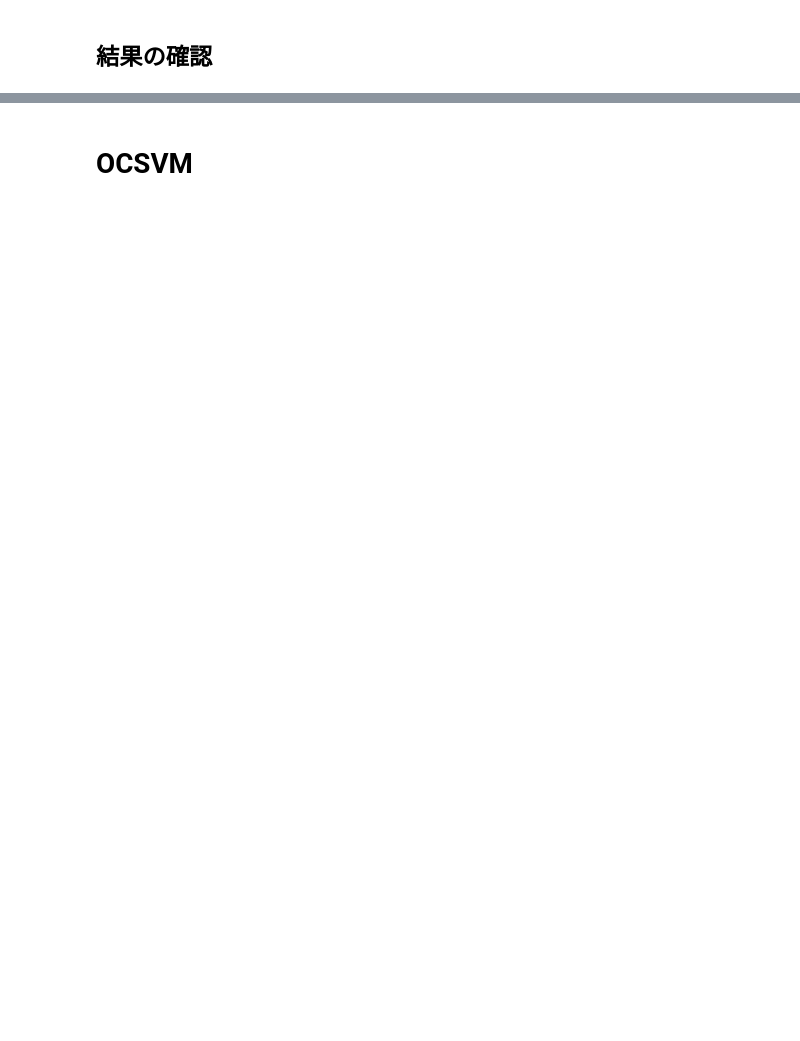
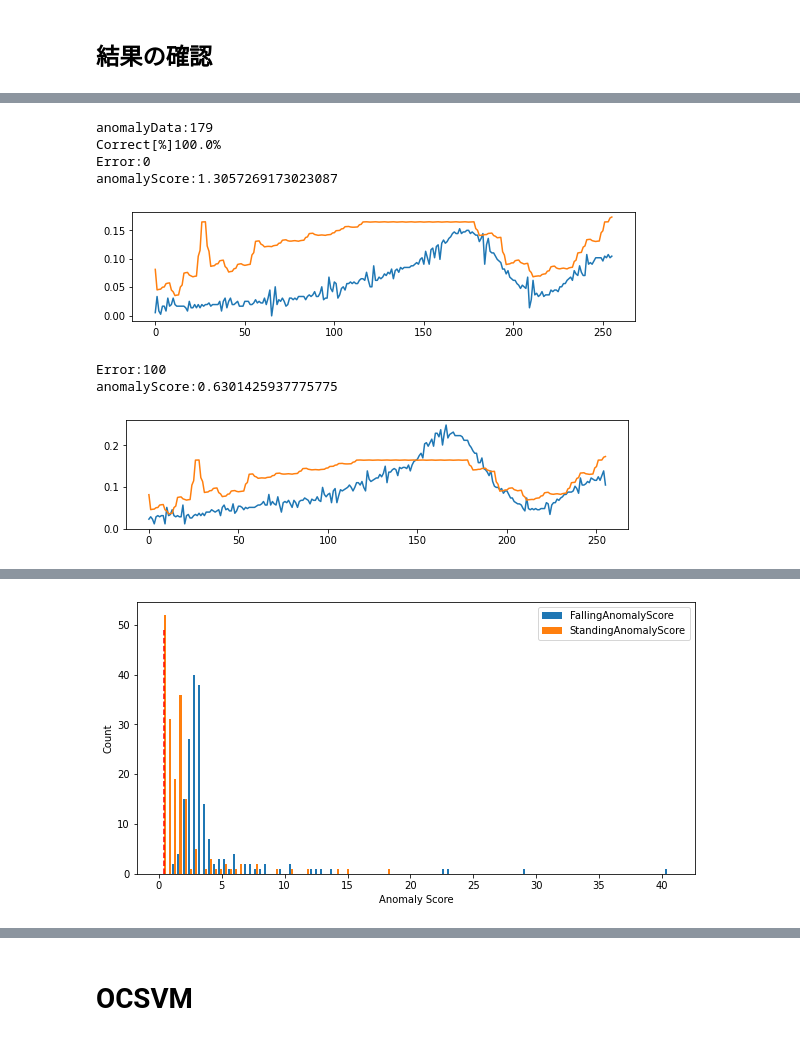
Before and after one commit to YukiHorikawaa/AutoEncoder, a Jupyter notebook: DenoisingAutoEncoder.ipynb, the cells around one changed output, grey strips where cells are left out. Drawn from its saved outputs; the diff is of its cells as text; code cells hidden in the pictures; blank space fills up the shorter version.

```diff
--- a/DenoisingAutoEncoder.ipynb
+++ b/DenoisingAutoEncoder.ipynb
@@ -185,0 +216,79 @@ anomaly
+# %%
+AnomalyCorrectPoint = 0
+StandardCorrectPoint = 0
+anomalyScoreList=[]
+thr = 0.42
+for i in range(anomaly_data.shape[0]):
+        test0 =  torch.from_numpy((anomaly_data[i]).astype(np.float32)).clone()
+        data = test0[np.newaxis, np.newaxis, :]
+        recon = model(data).detach().numpy()
+
+        anomalyScoreList.append(sum((recon.flatten()-test0.numpy())**2))
+        if(anomalyScoreList[i]>thr):
+            AnomalyCorrectPoint += 1
+
+print('anomalyData:'+str(anomaly_data.shape[0]))
+print('Correct[%]'+str(100*AnomalyCorrectPoint/anomaly_data.shape[0])+'%')
+fallingAnomalyScore = anomalyScoreList
+
+StandardCorrectPoint = 0
+anomalyScoreList=[]
+for i in range(test_data.shape[0]):
+    try:
+        data0 =  torch.from_numpy((test_data[i]).astype(np.float32)).clone()
+        test0 =  torch.from_numpy((anomaly_data[i]).astype(np.float32)).clone()
+        data = data0[np.newaxis, np.newaxis, :]
+        recon = model(data).detach().numpy()
+
+        anomalyScoreList.append(sum((recon.flatten()-data0.numpy())**2))
+
+        if(anomalyScoreList[i]<=thr):
+            StandardCorrectPoint += 1
+        else:
+            if i % 100 == 0:
+                print('Error:'+str(i))
+                print('anomalyScore:'+str(anomalyScoreList[i]))
+                plt.figure(figsize=(9, 2))
+                plt.plot(data0.numpy())
+                plt.plot(recon.flatten())
+                plt.show()
+    except IndexError:
+        pass
+print('normalData:'+str(test_data.shape[0]))
+print('Correct[%]'+str(100*StandardCorrectPoint/test_data.shape[0])+'%')
+
+plt.figure(figsize=(10, 5))
+plt.hist([fallingAnomalyScore,anomalyScoreList],label=['FallingAnomalyScore','StandingAnomalyScore'],bins=100)
+plt.vlines([thr], 0, 49, "red", linestyles='dashed')
+plt.legend()
+plt.xlabel('Anomaly Score')
+plt.ylabel('Count')
+plt.savefig("scoreHist.eps", bbox_inches="tight", pad_inches=0.05)
+plt.show()
+
+plt.figure(figsize=(10, 5))
+plt.hist(fallingAnomalyScore,label='FallingAnomalyScore',bins=100)
+plt.vlines([thr], 0, 13, "red", linestyles='dashed',label='threshold')
+# plt.legend()
+plt.xlabel('Anomaly Score')
+plt.ylabel('Count')
+plt.savefig("fallingScoreHist.eps", bbox_inches="tight", pad_inches=0.05)
+plt.show()
+
+plt.figure(figsize=(10, 5))
+plt.hist(anomalyScoreList,label='StandingAnomalyScore',bins=100,color='orange')
+plt.vlines([thr], 0, 22, "red", linestyles='dashed')
+# plt.legend()
+plt.xlabel('Anomaly Score')
+plt.ylabel('Count')
+plt.savefig("standingScoreHist.eps", bbox_inches="tight", pad_inches=0.05)
+plt.show()
+# %% [output]
+anomalyData:179
+Correct[%]100.0%
+Error:0
+anomalyScore:1.3057269173023087
+[figure, added]
+Error:100
+anomalyScore:0.6301425937775775
+[figure, added]
@@ -185,0 +299 @@ anomaly
+[figure, added]
```
Also changed, not shown: parts of 13 cells of this notebook, 52 other files.
